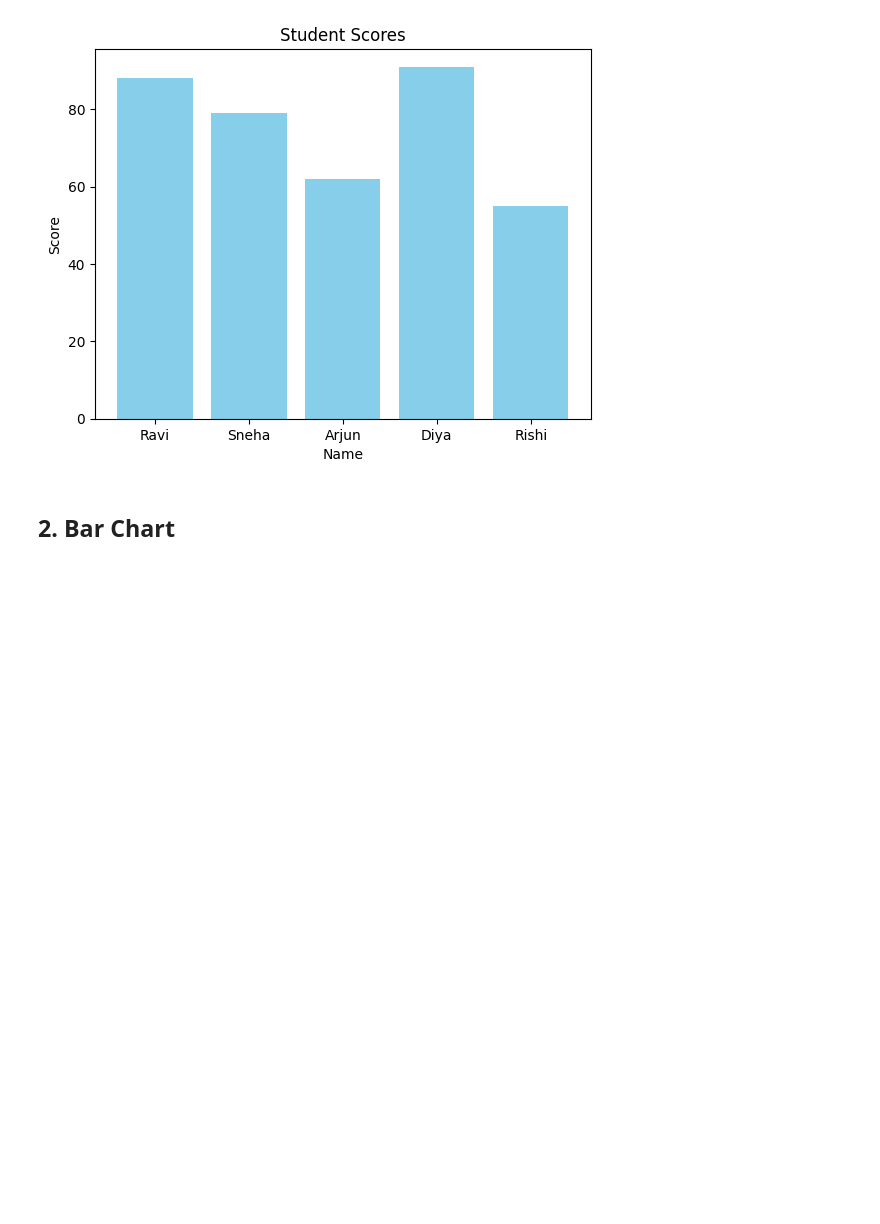
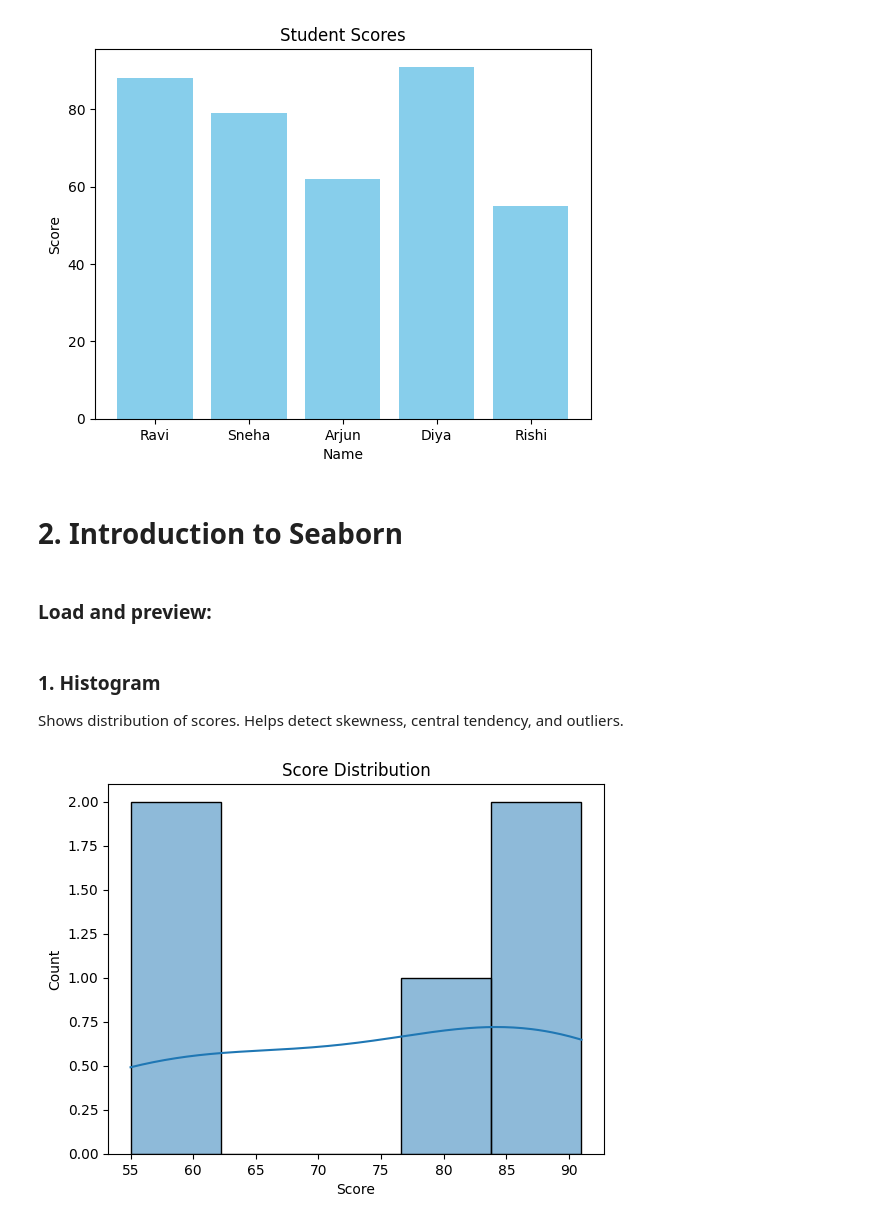
Before and after one commit to vibhorrrrr/Data-Analytics, a Jupyter notebook: visualization.ipynb, the cells around one changed output. Drawn from its saved outputs; the diff is of its cells as text; code cells hidden in the pictures; blank space fills up the shorter version.

```diff
--- a/visualization.ipynb
+++ b/visualization.ipynb
@@ -55,4 +55,22 @@ plt.show()
 # %% [output]
 [figure]
 # %% [markdown]
-## **2. Bar Chart**
+# **2. Introduction to Seaborn**
+# %% [markdown]
+### Load and preview:
+# %%
+import seaborn as sns
+import pandas as pd
+
+df=pd.read_csv("students.csv")
+# %% [markdown]
+### **1. Histogram**
+Shows distribution of scores. Helps detect skewness, central tendency, and outliers.
+# %%
+sns.histplot(df['Score'], bins = 5, kde = True)
+# Bins = x axis is divided into bins which help summarize the dist. of data by grouping continuous values into discrete intervals
+# KDE = kernal density estimation, reveals whether the data is normally distributed skewed, multimodal or has other patterns
+plt.title("Score Distribution")
+plt.show()
+# %% [output]
+[figure, added]
```
Also changed, not shown: parts of 4 cells of this notebook.
